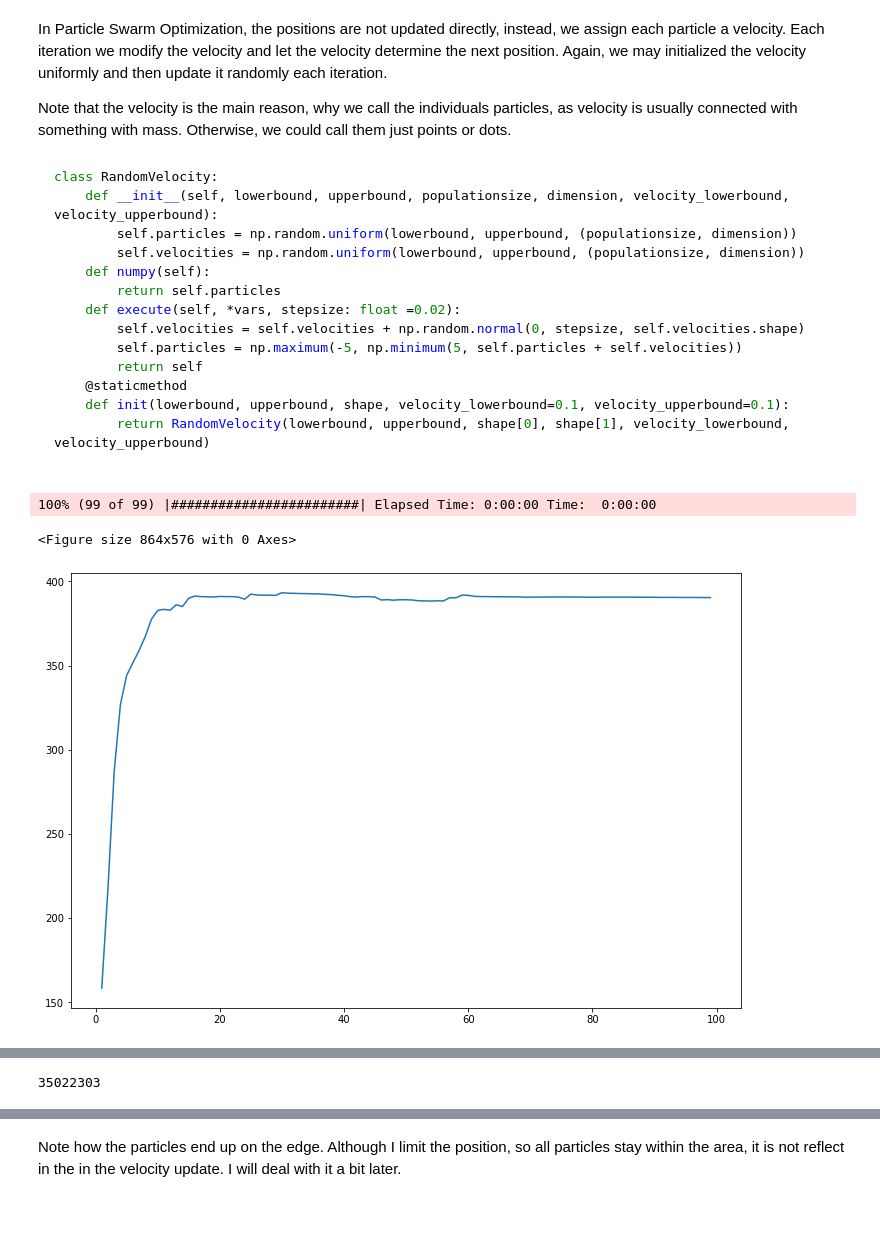
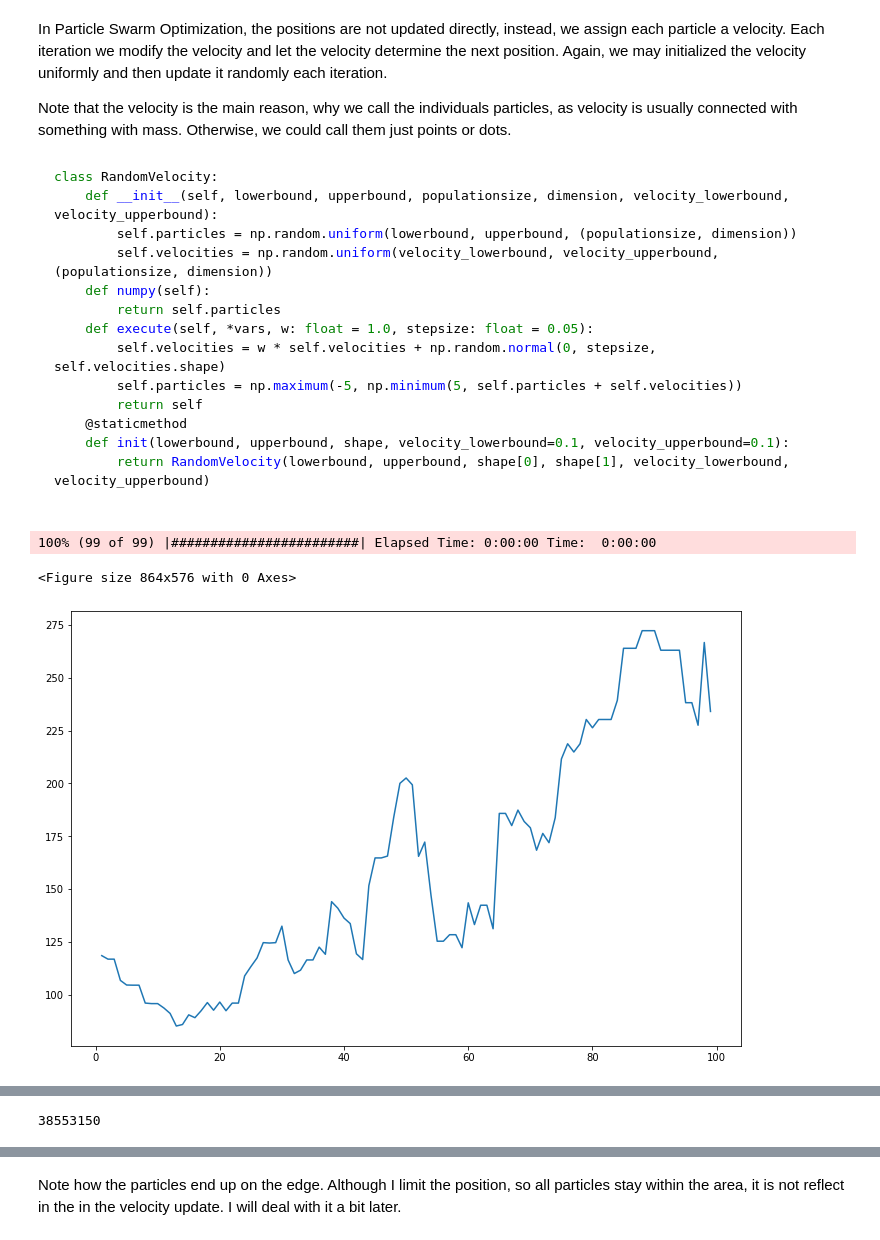
Before and after one commit to PatrikValkovic/ParticleSwarmOptimization, a Jupyter notebook: main.ipynb, the cells around one changed output, grey strips where cells are left out. Drawn from its saved outputs; the diff is of its cells as text; code cells hidden in the pictures; blank space fills up the shorter version.

```diff
--- a/main.ipynb
+++ b/main.ipynb
@@ -60,14 +60,14 @@ with fn.get_suite_wrapper(dimension=[2], function_indices=[7]) as suite:
         populations, values = exe.execute(function, strategies.random_walk, show_progress=True)
 
         plt.figure(figsize=(12,8))
-        plot.plot_graph(values, plot.popfn_mean())
+        plot.plot_graph(values, plot.popfn_median())
         plt.show()
 
         if SHOW_GIFS:
             gif = plot.animate_movement(function, populations, show_progress=True)
-            with open(os.path.join("main", f"001.gif"), "wb") as f:
+            with open(os.path.join("main", "001.gif"), "wb") as f:
                 f.write(gif);
-            display.Markdown(f"![img](main/001.gif)")
+            display.Markdown("![img](main/001.gif)")
 # %% [output]
 100% (99 of 99) |########################| Elapsed Time: 0:00:00 Time:  0:00:00
 <Figure size 864x576 with 0 Axes>
@@ -87,11 +87,11 @@
 class RandomVelocity:
     def __init__(self, lowerbound, upperbound, populationsize, dimension, velocity_lowerbound, velocity_upperbound):
         self.particles = np.random.uniform(lowerbound, upperbound, (populationsize, dimension))
-        self.velocities = np.random.uniform(lowerbound, upperbound, (populationsize, dimension))
+        self.velocities = np.random.uniform(velocity_lowerbound, velocity_upperbound, (populationsize, dimension))
     def numpy(self):
         return self.particles
-    def execute(self, *vars, stepsize: float =0.02):
-        self.velocities = self.velocities + np.random.normal(0, stepsize, self.velocities.shape)
+    def execute(self, *vars, w: float = 1.0, stepsize: float = 0.05):
+        self.velocities = w * self.velocities + np.random.normal(0, stepsize, self.velocities.shape)
         self.particles = np.maximum(-5, np.minimum(5, self.particles + self.velocities))
         return self
     @staticmethod
@@ -102,22 +102,22 @@ class RandomVelocity:
 # %%
 with fn.get_suite_wrapper(dimension=[2], function_indices=[7]) as suite:
     for function in suite:
         populations, values = exe.execute(
             function,
             strategies.RandomVelocity.execute,
             initialization = strategies.RandomVelocity.init,
             show_progress=True)
 
         plt.figure(figsize=(12,8))
-        plot.plot_graph(values, plot.popfn_mean())
+        plot.plot_graph(values, plot.popfn_median())
         plt.show()
 
         if SHOW_GIFS:
             gif = plot.animate_movement(function, populations, show_progress=True)
-            with open(os.path.join("main", f"002.gif"), "wb") as f:
+            with open(os.path.join("main", "002.gif"), "wb") as f:
                 f.write(gif);
-            display.Markdown(f"![img](main/002.gif)")
+            display.Markdown("![img](main/002.gif)")
 # %% [output]
 100% (99 of 99) |########################| Elapsed Time: 0:00:00 Time:  0:00:00
 <Figure size 864x576 with 0 Axes>
-[figure, old version]
+[figure, new version]
@@ -125,4 +125,4 @@ with fn.get_suite_wrapper(dimension=[2], function_indices=[7]) as suite:
-35022303
+38553150
 ![img](main/002.gif)
 # %% [markdown]
 Note how the particles end up on the edge. Although I limit the position, so all particles stay within the area, it is not reflect in the in the velocity update. I will deal with it a bit later.
```
Also changed, not shown: parts of 28 cells of this notebook, 3 other files.
